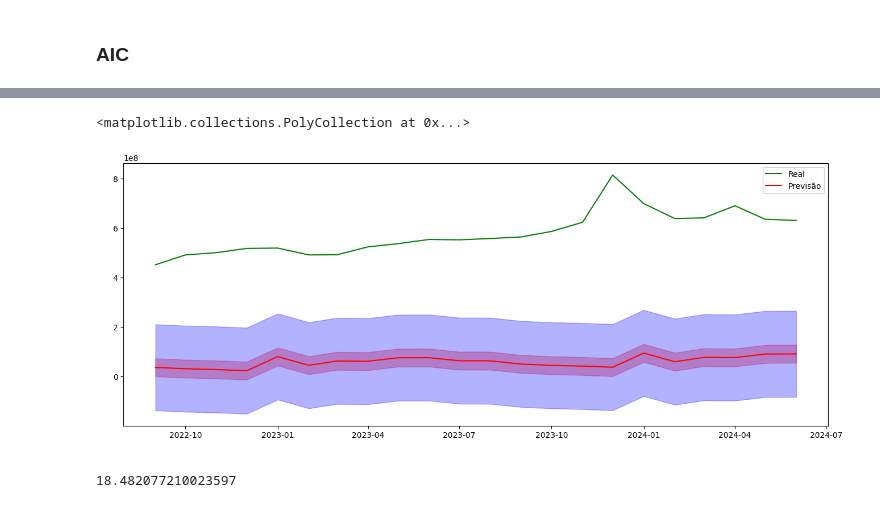
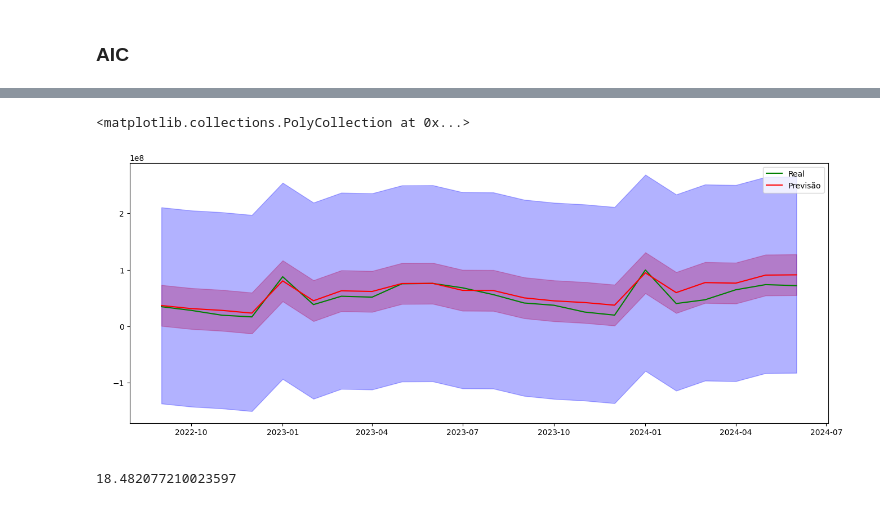
Before and after one commit to viniventur/previsao_artigo_HW_SARIMA, a Jupyter notebook: testes_robustez_SARIMA_artigo_hw_sarima_anpec.ipynb, the cells around one changed output, grey strips where cells are left out. Saved outputs shown, nothing was run; the diff lists cells and outputs as text; code cells hidden in the pictures.

```diff
--- a/testes_robustez_SARIMA_artigo_hw_sarima_anpec.ipynb
+++ b/testes_robustez_SARIMA_artigo_hw_sarima_anpec.ipynb
@@ -331,22 +331,22 @@ prev_ipva_aic
 # %%
 plt.figure(figsize = (16,6))
 #plt.title('Previsão do ICMS com base na metodologia de Box-Jenkins', size = 18)
 plt.ylabel(' ')
 plt.xlabel(' ')
 plt.legend(['Valor Real', 'Previsão'])
 sns.lineplot(x = df_real.loc[df_real.index >= '2022-09-01'].index,
-             y = df_real.loc[df_real.index >= '2022-09-01'].ICMS,
+             y = df_real.loc[df_real.index >= '2022-09-01'].IPVA,
              color = 'green',
              label = 'Real')
 sns.lineplot(x = prev_ipva_aic.index,
              y = prev_ipva_aic['Previsão Modelo 1'],
              color = 'red',
              label = 'Previsão')
 plt.fill_between(prev_ipva_aic.index, prev_ipva_aic['conf_lower'], prev_ipva_aic['conf_upper'], alpha = 0.3, color = 'Red')
 plt.fill_between(prev_ipva_aic.index, prev_ipva_aic['pred_lower'], prev_ipva_aic['pred_upper'], alpha = 0.3, color = 'Blue')
 # %% [output]
 <matplotlib.collections.PolyCollection at 0x...>
-[figure, old version]
+[figure, new version]
 # %%
 mape_ipva_aic_1 = MAPE(prev_ipva_aic['Previsão Modelo 1'], df_real['IPVA'])*100
 mape_ipva_aic_1
```
Also changed, not shown: parts of 2 cells of this notebook.
